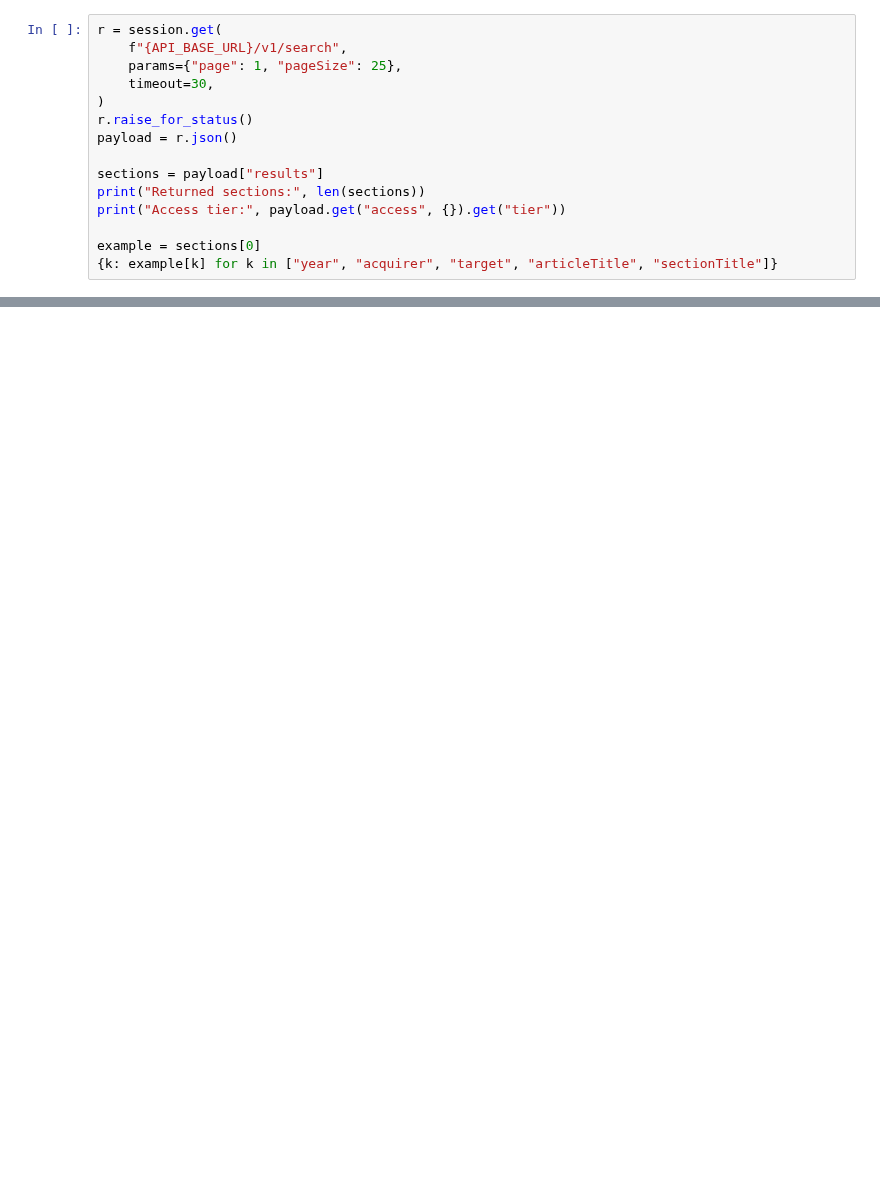
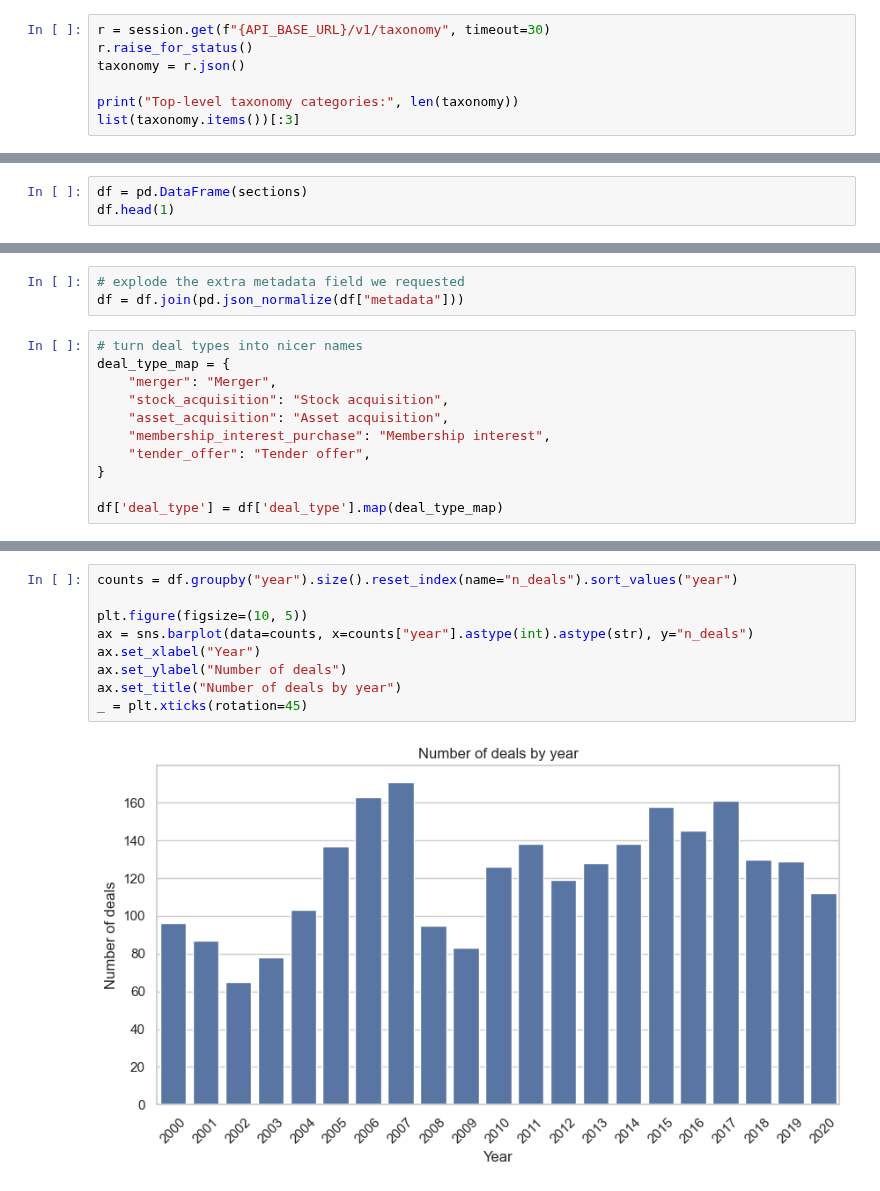
Before and after one commit to PlatosTwin/pandects-app, a Jupyter notebook: examples/pandects_api_quickstart.ipynb, the cells around one changed output, grey strips where cells are left out. Saved outputs shown, nothing was run; the diff lists cells and outputs as text; blank space fills up the shorter version.

Commit message:
Major overhaul: add new plots, comments, structure

```diff
--- a/examples/pandects_api_quickstart.ipynb
+++ b/examples/pandects_api_quickstart.ipynb
@@ -33,16 +52,8 @@ Each result is a clause section with metadata and XML.
 # %%
-r = session.get(
-    f"{API_BASE_URL}/v1/search",
-    params={"page": 1, "pageSize": 25},
-    timeout=30,
-)
+r = session.get(f"{API_BASE_URL}/v1/taxonomy", timeout=30)
 r.raise_for_status()
-payload = r.json()
+taxonomy = r.json()
 
-sections = payload["results"]
-print("Returned sections:", len(sections))
-print("Access tier:", payload.get("access", {}).get("tier"))
-
-example = sections[0]
-{k: example[k] for k in ["year", "acquirer", "target", "articleTitle", "sectionTitle"]}
+print("Top-level taxonomy categories:", len(taxonomy))
+list(taxonomy.items())[:3]
 # %% [output]
@@ -55,0 +149,3 @@ Access tier: api_key
+# %%
+df = pd.DataFrame(sections)
+df.head(1)
@@ -55,0 +155,14 @@ Access tier: api_key
+# %%
+# explode the extra metadata field we requested
+df = df.join(pd.json_normalize(df["metadata"]))
+# %%
+# turn deal types into nicer names
+deal_type_map = {
+    "merger": "Merger",
+    "stock_acquisition": "Stock acquisition",
+    "asset_acquisition": "Asset acquisition",
+    "membership_interest_purchase": "Membership interest",
+    "tender_offer": "Tender offer",
+}
+
+df['deal_type'] = df['deal_type'].map(deal_type_map)
@@ -78,0 +206,11 @@ Years:
+# %%
+counts = df.groupby("year").size().reset_index(name="n_deals").sort_values("year")
+
+plt.figure(figsize=(10, 5))
+ax = sns.barplot(data=counts, x=counts["year"].astype(int).astype(str), y="n_deals")
+ax.set_xlabel("Year")
+ax.set_ylabel("Number of deals")
+ax.set_title("Number of deals by year")
+_ = plt.xticks(rotation=45)
+# %% [output]
+[figure, added]
```
Also changed, not shown: parts of 58 cells of this notebook.
